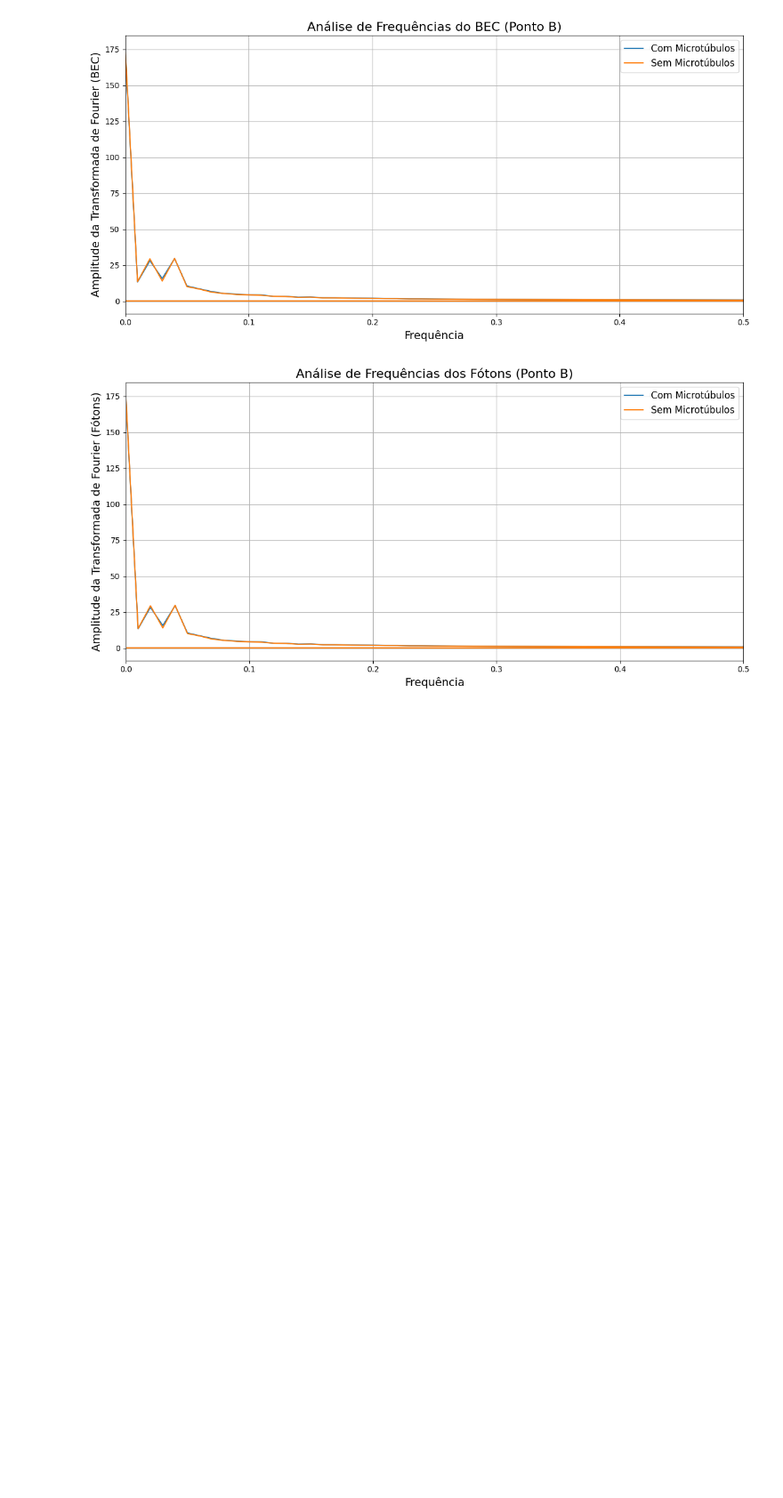
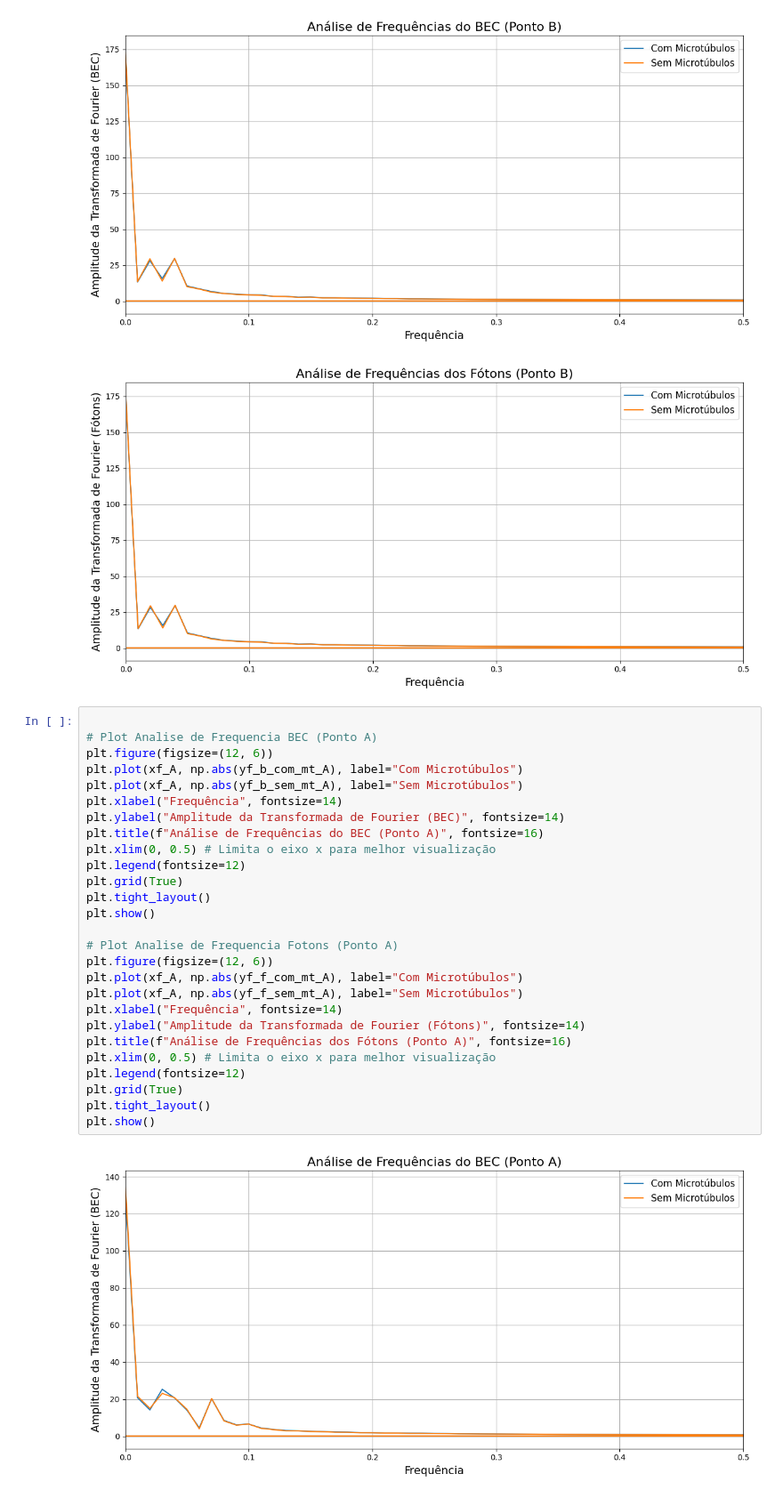
Before and after one commit to Bellinimarcos-prog/causalidade-em-ia, a Jupyter notebook: Nosso_trabalho_está_assim,,_ainda_não_tenho_o_cód_.ipynb, the cells around one changed output. Shown at 89% size. Cells and saved outputs as stored; diff of their text form; blank space fills up the shorter version.

```diff
--- a/Nosso_trabalho_está_assim,,_ainda_não_tenho_o_cód_.ipynb
+++ b/Nosso_trabalho_está_assim,,_ainda_não_tenho_o_cód_.ipynb
@@ -2933,3 +2933,32 @@ Requirement already satisfied: six>=1.5 in /usr/local/lib/python3.11/dist-packag
 [figure]
 [figure]
 [figure]
+# %%
+
+# Plot Analise de Frequencia BEC (Ponto A)
+plt.figure(figsize=(12, 6))
+plt.plot(xf_A, np.abs(yf_b_com_mt_A), label="Com Microtúbulos")
+plt.plot(xf_A, np.abs(yf_b_sem_mt_A), label="Sem Microtúbulos")
+plt.xlabel("Frequência", fontsize=14)
+plt.ylabel("Amplitude da Transformada de Fourier (BEC)", fontsize=14)
+plt.title(f"Análise de Frequências do BEC (Ponto A)", fontsize=16)
+plt.xlim(0, 0.5) # Limita o eixo x para melhor visualização
+plt.legend(fontsize=12)
+plt.grid(True)
+plt.tight_layout()
+plt.show()
+
+# Plot Analise de Frequencia Fotons (Ponto A)
+plt.figure(figsize=(12, 6))
+plt.plot(xf_A, np.abs(yf_f_com_mt_A), label="Com Microtúbulos")
+plt.plot(xf_A, np.abs(yf_f_sem_mt_A), label="Sem Microtúbulos")
+plt.xlabel("Frequência", fontsize=14)
+plt.ylabel("Amplitude da Transformada de Fourier (Fótons)", fontsize=14)
+plt.title(f"Análise de Frequências dos Fótons (Ponto A)", fontsize=16)
+plt.xlim(0, 0.5) # Limita o eixo x para melhor visualização
+plt.legend(fontsize=12)
+plt.grid(True)
+plt.tight_layout()
+plt.show()
+# %% [output]
+[figure, added]
```
Also changed, not shown: parts of 1 cell of this notebook.
